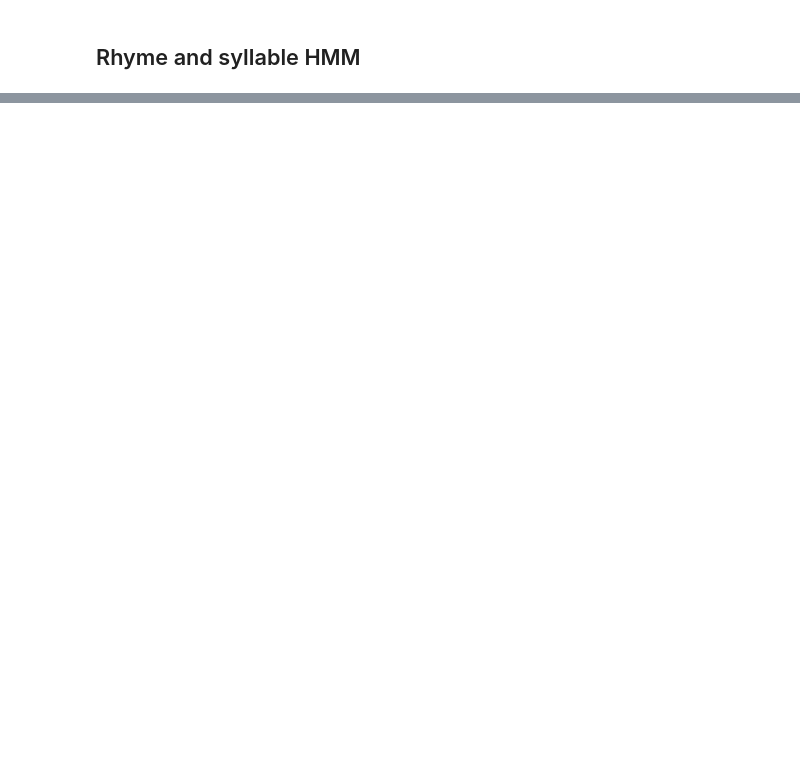
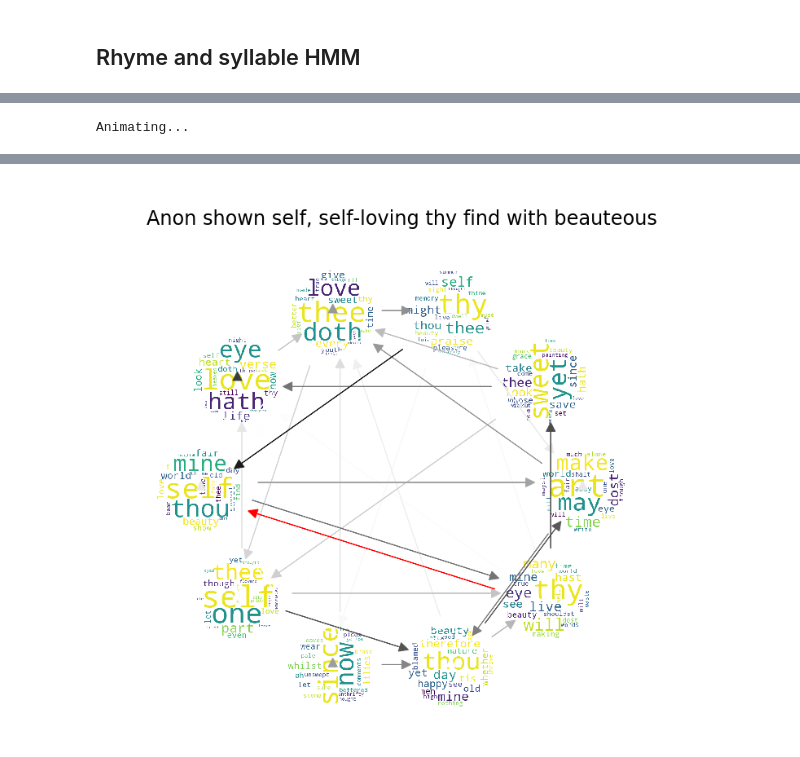
Before and after one commit to vlchen888/cs155-miniproject3, a Jupyter notebook: shakespeare_generation.ipynb, the cells around one changed output, grey strips where cells are left out. Cells and saved outputs as stored; diff of their text form; code cells hidden in the pictures; blank space fills up the shorter version.

```diff
--- a/shakespeare_generation.ipynb
+++ b/shakespeare_generation.ipynb
@@ -133,0 +313,5 @@ Thou more but makes doubt,
+# %%
+anim = animate_emission(hmm, util.obs_map, M=8)
+HTML(anim.to_html5_video())
+# %% [output]
+Animating...
@@ -133,0 +319 @@ Thou more but makes doubt,
+[figure, added]
```
Also changed, not shown: parts of 17 cells of this notebook, 11 other files.
